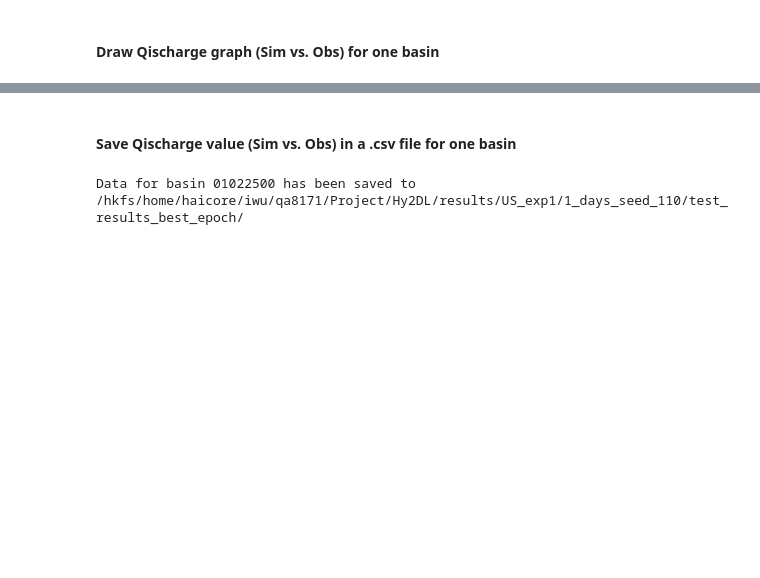
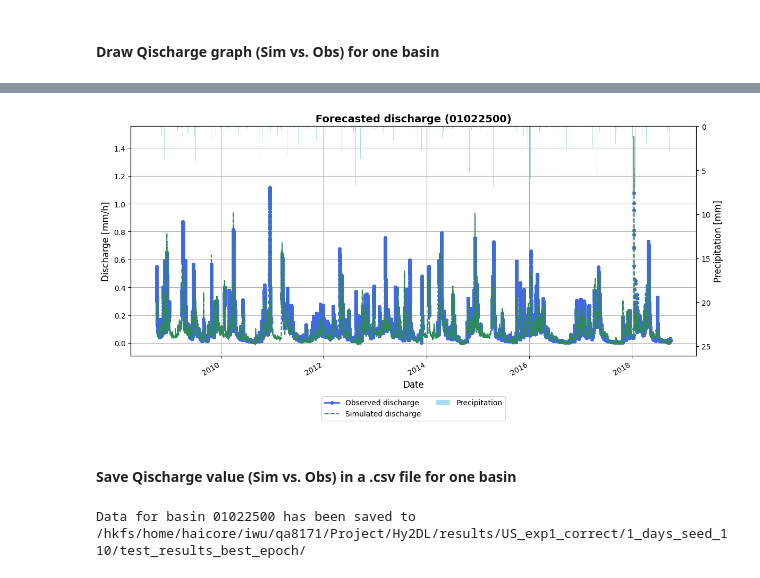
Before and after one commit to TianlongJia/Hy2DL, a Jupyter notebook: main_Evaluation_MFLSTM_hourly_de.ipynb, the cells around one changed output, grey strips where cells are left out. Drawn from its saved outputs; the diff is of its cells as text; code cells hidden in the pictures; blank space fills up the shorter version.

```diff
--- a/main_Evaluation_MFLSTM_hourly_de.ipynb
+++ b/main_Evaluation_MFLSTM_hourly_de.ipynb
@@ -321,3 +330,38 @@ plt.legend(loc="upper right", fontsize=12)
+# %%
+# 创建图形和主坐标轴
+fig, ax1 = plt.subplots(figsize=(12, 6))
+
+# 设置主坐标轴（径流）
+ax1.plot(filtered_df[time_label[0]], test_results[basin_to_analyze]["y_obs"], label='Observed discharge', color='royalblue', linewidth=2, marker='o', markersize=4)
+ax1.plot(filtered_df[time_label[0]], test_results[basin_to_analyze]["y_sim"], label='Simulated discharge', color='seagreen', linestyle='--')
+ax1.set_ylabel("Discharge [mm/h]", fontsize=12)
+ax1.set_xlabel("Date", fontsize=12)
+ax1.tick_params(axis='y')
+ax1.legend(loc='lower left')
+ax1.grid(True)
+
+# 创建次坐标轴（降雨）
+ax2 = ax1.twinx()
+ax2.bar(filtered_df[time_label[0]], rainfall_df[target_variables[0]], width=0.03, label='Precipitation', color='skyblue', alpha=0.7)
+ax2.set_ylabel("Precipitation [mm]", fontsize=12)
+ax2.tick_params(axis='y')
+ax2.invert_yaxis()  # 降雨显示在图的上方
+
+# 设置标题
+plt.title(f"Forecasted discharge ({basin_to_analyze})", fontsize=14, weight='bold')
+
+# 合并图例
+lines_1, labels_1 = ax1.get_legend_handles_labels()
+lines_2, labels_2 = ax2.get_legend_handles_labels()
+ax1.legend(lines_1 + lines_2, labels_1 + labels_2, loc='lower center', bbox_to_anchor=(0.5, -0.3), ncol=2)
+
+# 自动格式化日期
+fig.autofmt_xdate()
+
+plt.tight_layout()
+plt.show()
+# %% [output]
+[figure, added]
 # %% [markdown]
 #### Save Qischarge value (Sim vs. Obs) in a .csv file for one basin
 # %%
@@ -326,14 +370,21 @@ df = test_results[basin_to_analyze].copy()
 
 if isinstance(df.index, pd.DatetimeIndex):
     df.reset_index(inplace=True)
-    df.rename(columns={"index": "date"}, inplace=True)
+    df.rename(columns={"index": time_label[0]}, inplace=True)
+
+merged_df = pd.merge(df, rainfall_df[[time_label[0], target_variables[0]]],
+                     left_on="date", right_on=time_label[0], how="left")
+
+# # 去掉重复的时间列（若存在）This is Not tested
+# if time_label[0] != "date":
+#     merged_df.drop(columns=[time_label[0]], inplace=True)
 
 # Save observed and predicted results in Excel files
-file_name = "pred_basin_" + basin_to_analyze + ".csv"
+file_name = f"pred_basin_{basin_to_analyze}.csv"
 
 # Save the predicted flow for each timestep in a csv file
-df.to_csv(os.path.join(test_result_save_path,file_name), index=False)
+merged_df.to_csv(os.path.join(test_result_save_path,file_name), index=False)
 
 print(f"Data for basin {basin_to_analyze} has been saved to {test_result_save_path}")
 # %% [output]
-Data for basin 01022500 has been saved to /hkfs/home/haicore/iwu/qa8171/Project/Hy2DL/results/US_exp1/1_days_seed_110/test_results_best_epoch/
+Data for basin 01022500 has been saved to /hkfs/home/haicore/iwu/qa8171/Project/Hy2DL/results/US_exp1_correct/1_days_seed_110/test_results_best_epoch/
```
Also changed, not shown: parts of 6 cells of this notebook.
